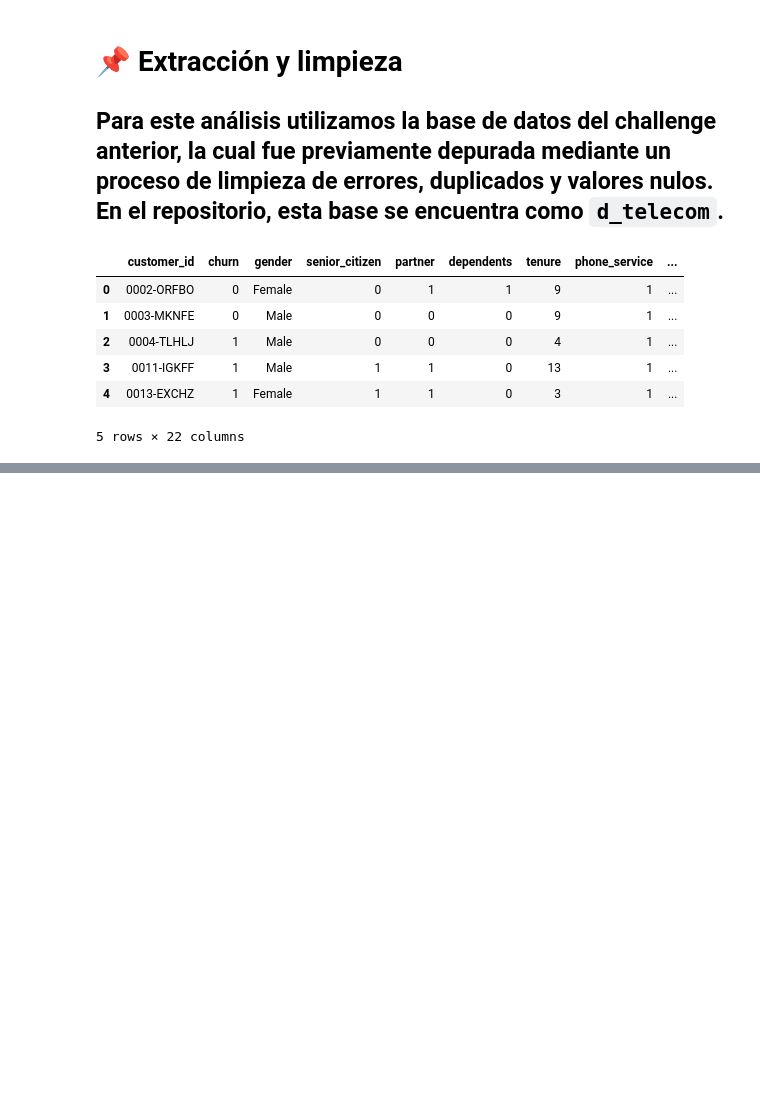
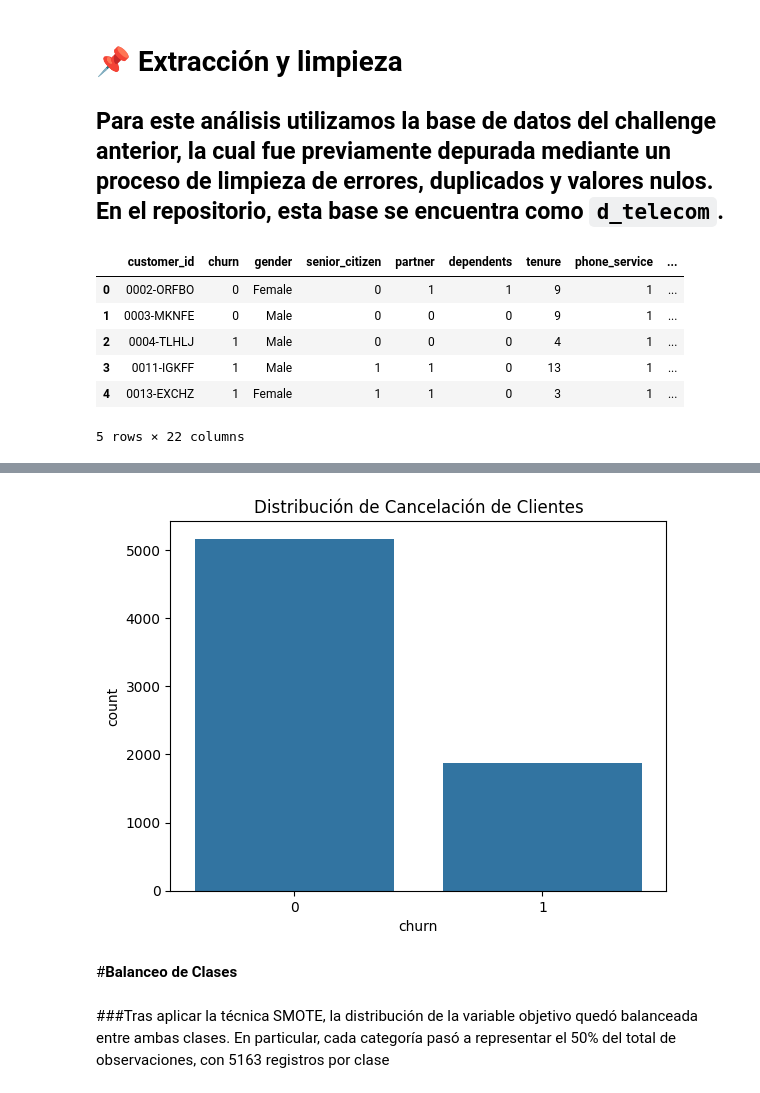
Before and after one commit to MCCoronel12/Challenge_Telecom_pt2, a Jupyter notebook: Challenge_TelecomX_part2.ipynb, the cells around one changed output, grey strips where cells are left out. Drawn from its saved outputs; the diff is of its cells as text; code cells hidden in the pictures; blank space fills up the shorter version.

```diff
--- a/Challenge_TelecomX_part2.ipynb
+++ b/Challenge_TelecomX_part2.ipynb
@@ -18,0 +53,2 @@ datos.head()
+# %%
+datos = datos.drop(columns=["customer_id"])
@@ -18,0 +152,12 @@ datos.head()
+# %%
+import seaborn as sns
+import matplotlib.pyplot as plt
+sns.countplot(x="churn", data=datos)
+plt.title("Distribución de Cancelación de Clientes")
+plt.show()
+# %% [output]
+[figure, added]
+# %% [markdown]
+#**Balanceo de Clases**
+# %% [markdown]
+###Tras aplicar la técnica SMOTE, la distribución de la variable objetivo quedó balanceada entre ambas clases. En particular, cada categoría pasó a representar el 50% del total de observaciones, con 5163 registros por clase
```
Also changed, not shown: parts of 48 cells of this notebook.
